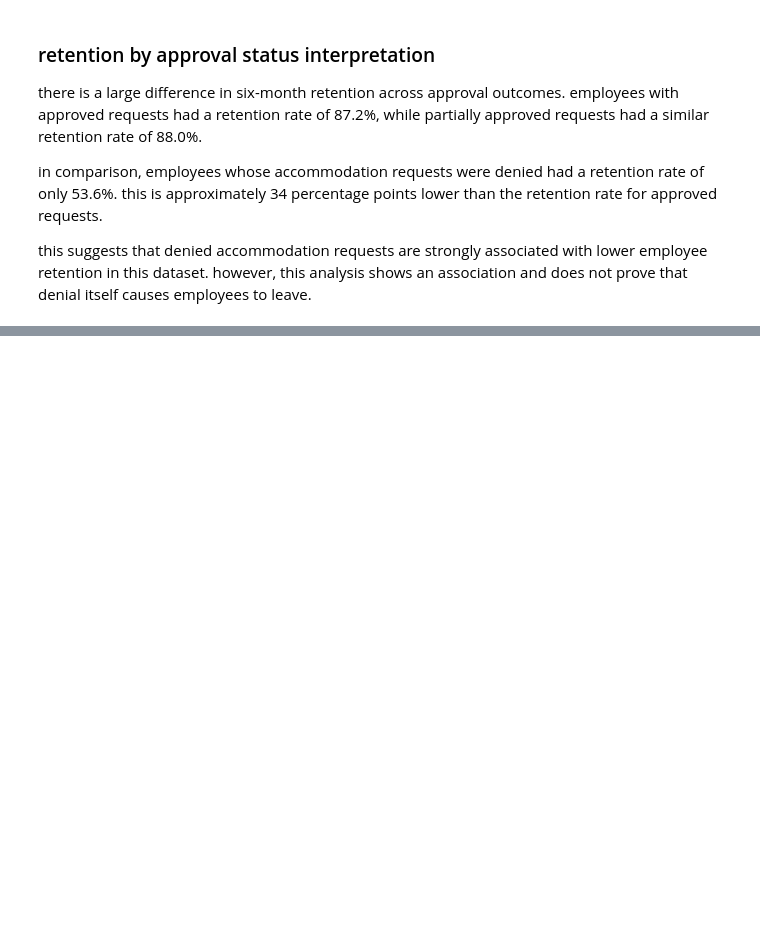
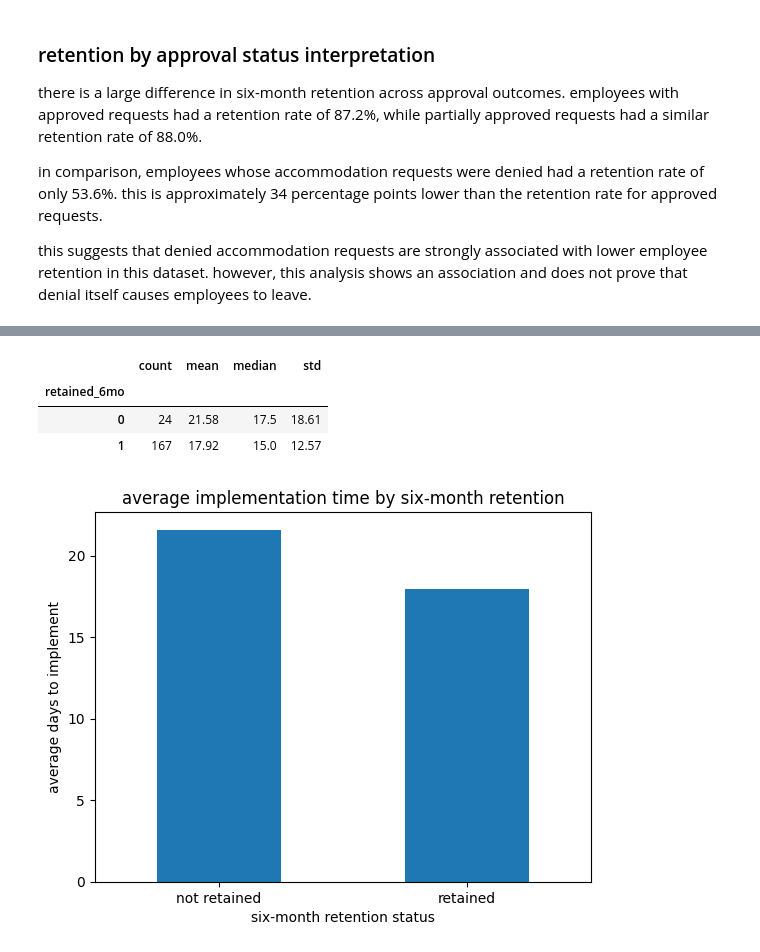
Before and after one commit to MSagri05/IAT461-Final-Project, a Jupyter notebook: workplace_accommodation_analysis.ipynb, the cells around one changed output, grey strips where cells are left out. Drawn from its saved outputs; the diff is of its cells as text; code cells hidden in the pictures; blank space fills up the shorter version.

```diff
--- a/workplace_accommodation_analysis.ipynb
+++ b/workplace_accommodation_analysis.ipynb
@@ -1463,0 +1470,39 @@ this suggests that denied accommodation requests are strongly associated with lo
+# %%
+# compare implementation time by six-month retention outcome
+
+delay_retention = (
+    df.dropna(subset=["days_to_implement", "retained_6mo"])
+      .groupby("retained_6mo")["days_to_implement"]
+      .agg(["count", "mean", "median", "std"])
+      .round(2)
+)
+
+delay_retention
+# %% [output]
+|  | count | mean | median | std |
+| retained_6mo |  |  |  |  |
+| 0 | 24 | 21.58 | 17.5 | 18.61 |
+| 1 | 167 | 17.92 | 15.0 | 12.57 |
+# %%
+import matplotlib.pyplot as plt
+
+delay_by_retention = (
+    df.dropna(subset=["days_to_implement", "retained_6mo"])
+      .groupby("retained_6mo")["days_to_implement"]
+      .mean()
+)
+
+delay_by_retention.index = delay_by_retention.index.map({
+    0: "not retained",
+    1: "retained"
+})
+
+delay_by_retention.plot(kind="bar")
+
+plt.title("average implementation time by six-month retention")
+plt.xlabel("six-month retention status")
+plt.ylabel("average days to implement")
+plt.xticks(rotation=0)
+plt.show()
+# %% [output]
+[figure, added]
```
Also changed, not shown: parts of 6 cells of this notebook.
